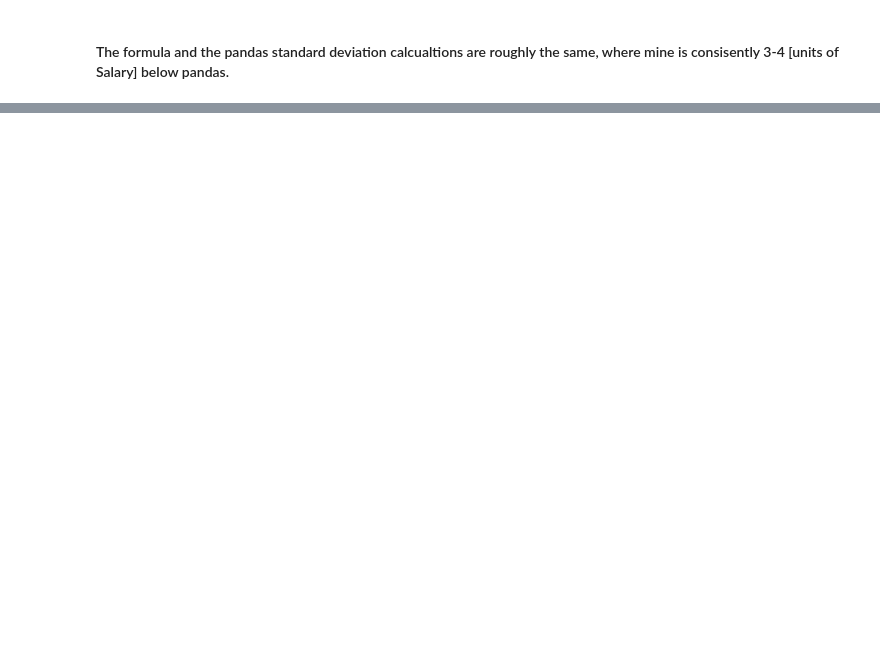
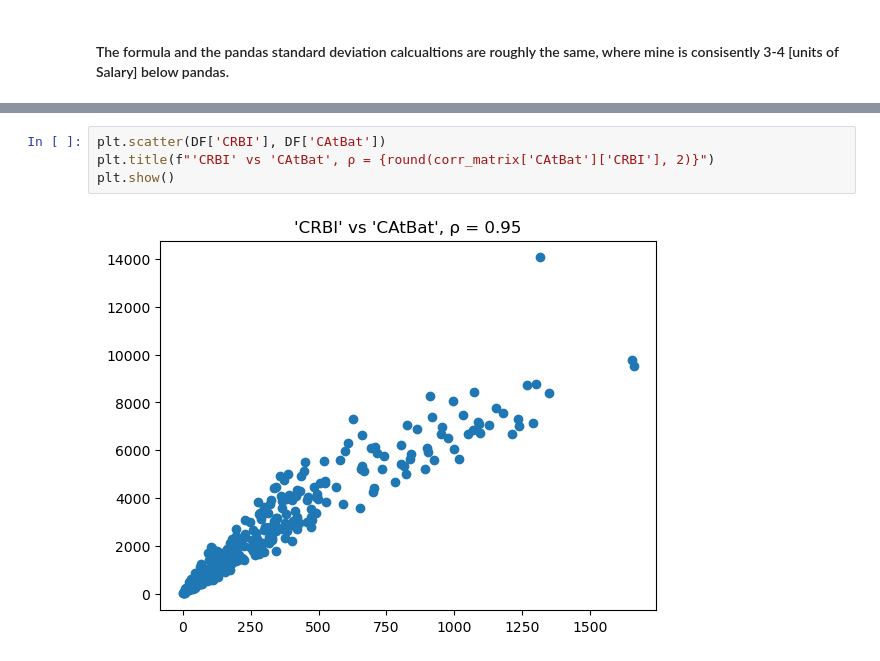
Before and after one commit to matthewpkearney/cs559_hw8, a Jupyter notebook: MatthewKearney_hw8.ipynb, the cells around one changed output, grey strips where cells are left out. Saved outputs shown, nothing was run; the diff lists cells and outputs as text; blank space fills up the shorter version.

```diff
--- a/MatthewKearney_hw8.ipynb
+++ b/MatthewKearney_hw8.ipynb
@@ -172,0 +188,6 @@ pandas standard deviation calculation: 403.3655195582041
+# %%
+plt.scatter(DF['CRBI'], DF['CAtBat'])
+plt.title(f"'CRBI' vs 'CAtBat', ρ = {round(corr_matrix['CAtBat']['CRBI'], 2)}")
+plt.show()
+# %% [output]
+[figure, added]
```
Also changed, not shown: parts of 12 cells of this notebook.
